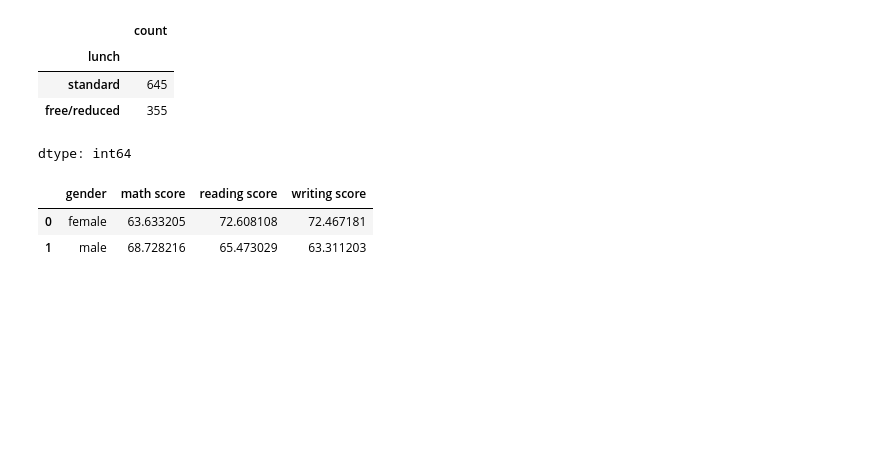
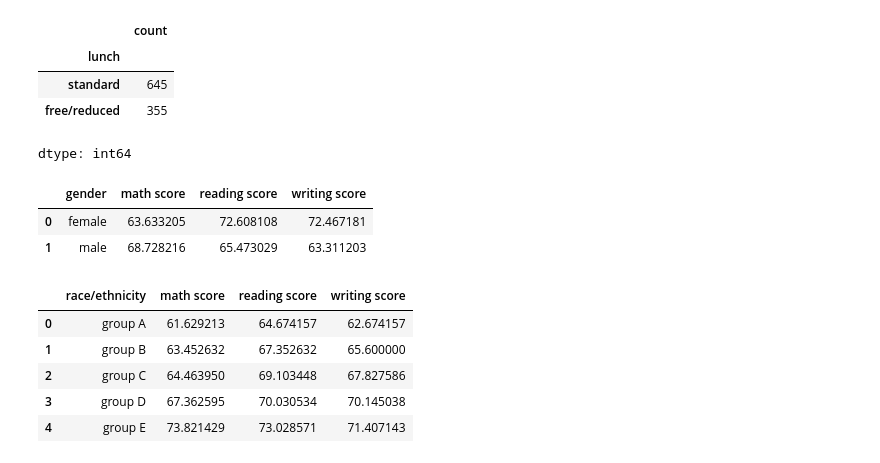
Before and after one commit to eda426/-gen-alan-hesaplama, a Jupyter notebook: Students_Performance_Odev_ipynb_adlı_not_defterinin_kopyası.ipynb, the cells around one changed output. Saved outputs shown, nothing was run; the diff lists cells and outputs as text; code cells hidden in the pictures; blank space fills up the shorter version.

```diff
--- a/Students_Performance_Odev_ipynb_adlı_not_defterinin_kopyası.ipynb
+++ b/Students_Performance_Odev_ipynb_adlı_not_defterinin_kopyası.ipynb
@@ -99,6 +99,14 @@ df.groupby("gender")[["math score","reading score","writing score"]].mean().rese
 # %%
 #10
 #race/ethnicity sütunundaki değerler için ortalama math score, reading score, writing score değerlerini bulalım.
+df.groupby("race/ethnicity")[["math score","reading score","writing score"]].mean().reset_index()
+# %% [output]
+|  | race/ethnicity | math score | reading score | writing score |
+| 0 | group A | 61.629213 | 64.674157 | 62.674157 |
+| 1 | group B | 63.452632 | 67.352632 | 65.600000 |
+| 2 | group C | 64.463950 | 69.103448 | 67.827586 |
+| 3 | group D | 67.362595 | 70.030534 | 70.145038 |
+| 4 | group E | 73.821429 | 73.028571 | 71.407143 |
 # %%
 #11
 #parental level of education sütunundaki değerler için ortalama math score, reading score, writing score değerlerini bulalım.
```
Also changed, not shown: parts of 3 cells of this notebook.
